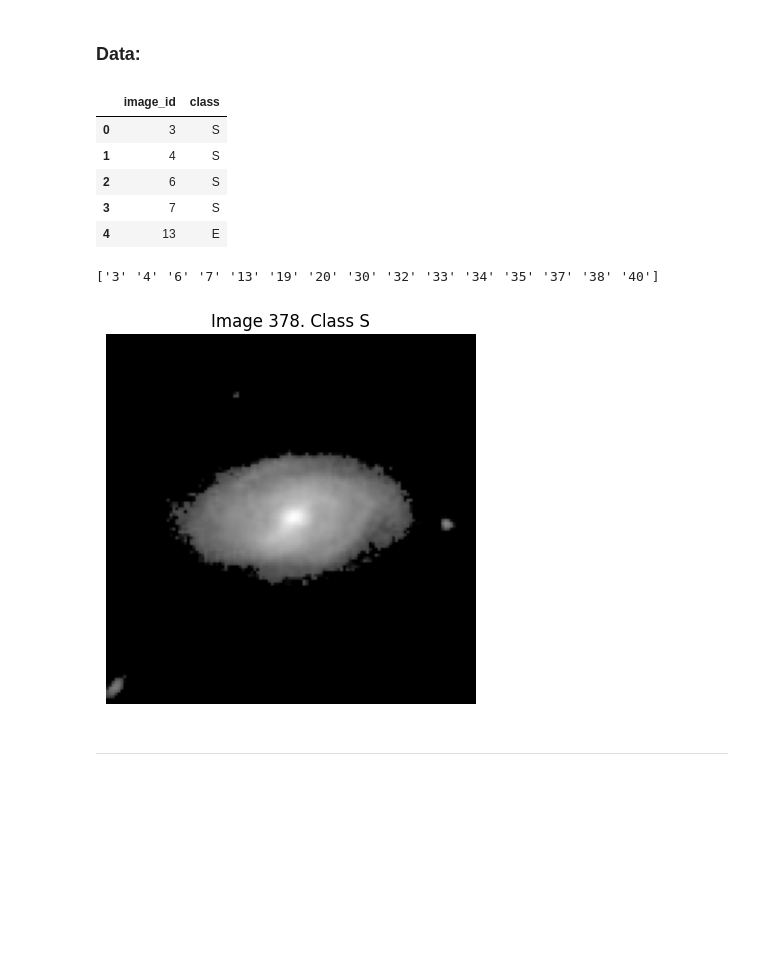
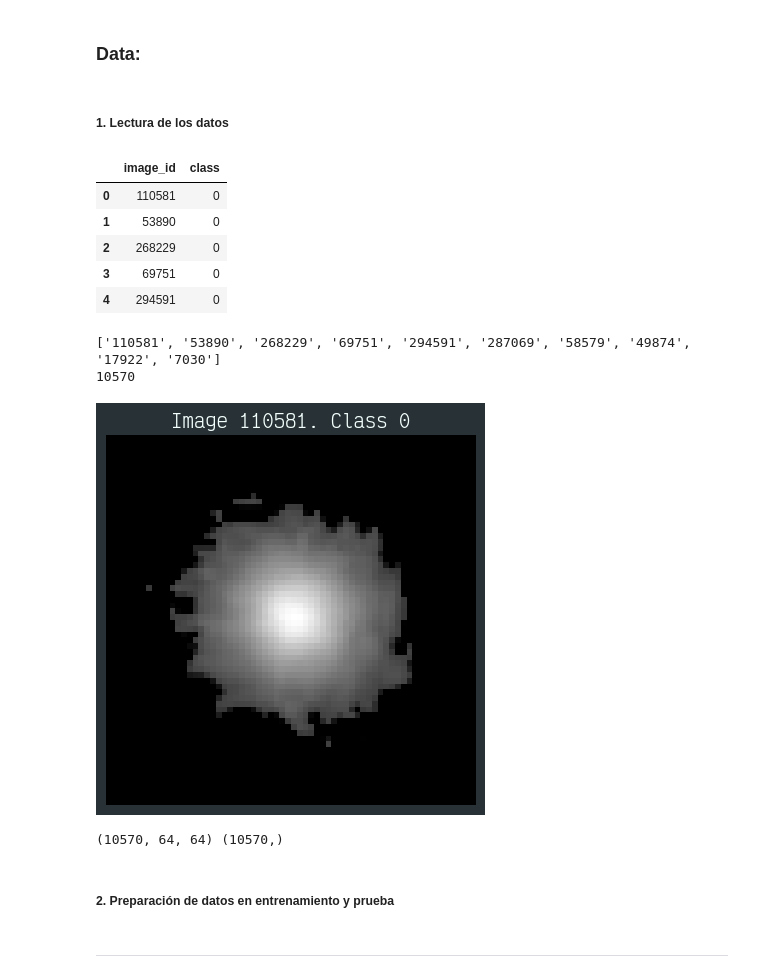
Before and after one commit to Toutl/dml-project, a Jupyter notebook: src/classification/c_3_training.ipynb, the cells around one changed output. Drawn from its saved outputs; the diff is of its cells as text; code cells hidden in the pictures; blank space fills up the shorter version.

```diff
--- a/src/classification/c_3_training.ipynb
+++ b/src/classification/c_3_training.ipynb
@@ -30,25 +50,29 @@ if os.path.exists(style):
 ---
 # %% [markdown]
 ### Data:
+# %% [markdown]
+##### 1. Lectura de los datos
 # %%
 data_folder = Path("../../data/classification/")
 # original_folder = data_folder / "original"
 processed_folder = data_folder / "processed"
 # %%
 # Metadata
-metadata_df = pd.read_csv(processed_folder / "galaxy_morphology.csv").astype(str)
+metadata_df = pd.read_csv(processed_folder / "sample_64x64_10570.csv").astype(str)
 display(metadata_df.head())
 # %% [output]
 |  | image_id | class |
-| 0 | 3 | S |
-| 1 | 4 | S |
-| 2 | 6 | S |
-| 3 | 7 | S |
-| 4 | 13 | E |
+| 0 | 110581 | 0 |
+| 1 | 53890 | 0 |
+| 2 | 268229 | 0 |
+| 3 | 69751 | 0 |
+| 4 | 294591 | 0 |
 # %%
 # Files
-processed_images = np.load(processed_folder / "processed_images.npz")
+processed_images = np.load(processed_folder / "sample_64x64_10570.npz")
 files = processed_images.files
-print(np.array(files[:15]))
+print(files[:10])
+print(len(files))
 # %% [output]
-['3' '4' '6' '7' '13' '19' '20' '30' '32' '33' '34' '35' '37' '38' '40']
+['110581', '53890', '268229', '69751', '294591', '287069', '58579', '49874', '17922', '7030']
+10570
@@ -60,12 +79,12 @@ data = np.array(data)
 # %%
 # Ejemplo
-img_name = files[119]
+img_name = files[0]
 idx = metadata_df.index[metadata_df["image_id"] == img_name][0]
 img_class = metadata_df.at[idx, "class"]
 
 plt.imshow(processed_images[img_name], cmap="gray")
 plt.title(f"Image {img_name}. Class {img_class}")
 plt.axis("off")
 plt.show()
 # %% [output]
-[figure, old version]
+[figure, new version]
@@ -71,0 +99,7 @@ plt.show()
+# %%
+# Aseguramos la misma cantidad de etiquetas que de imágenes, y congruencia de tamaños
+print(images_array.shape, metadata_df["class"].shape)
+# %% [output]
+(10570, 64, 64) (10570,)
+# %% [markdown]
+##### 2. Preparación de datos en entrenamiento y prueba
```
Also changed, not shown: parts of 20 cells of this notebook, 3 other files.
